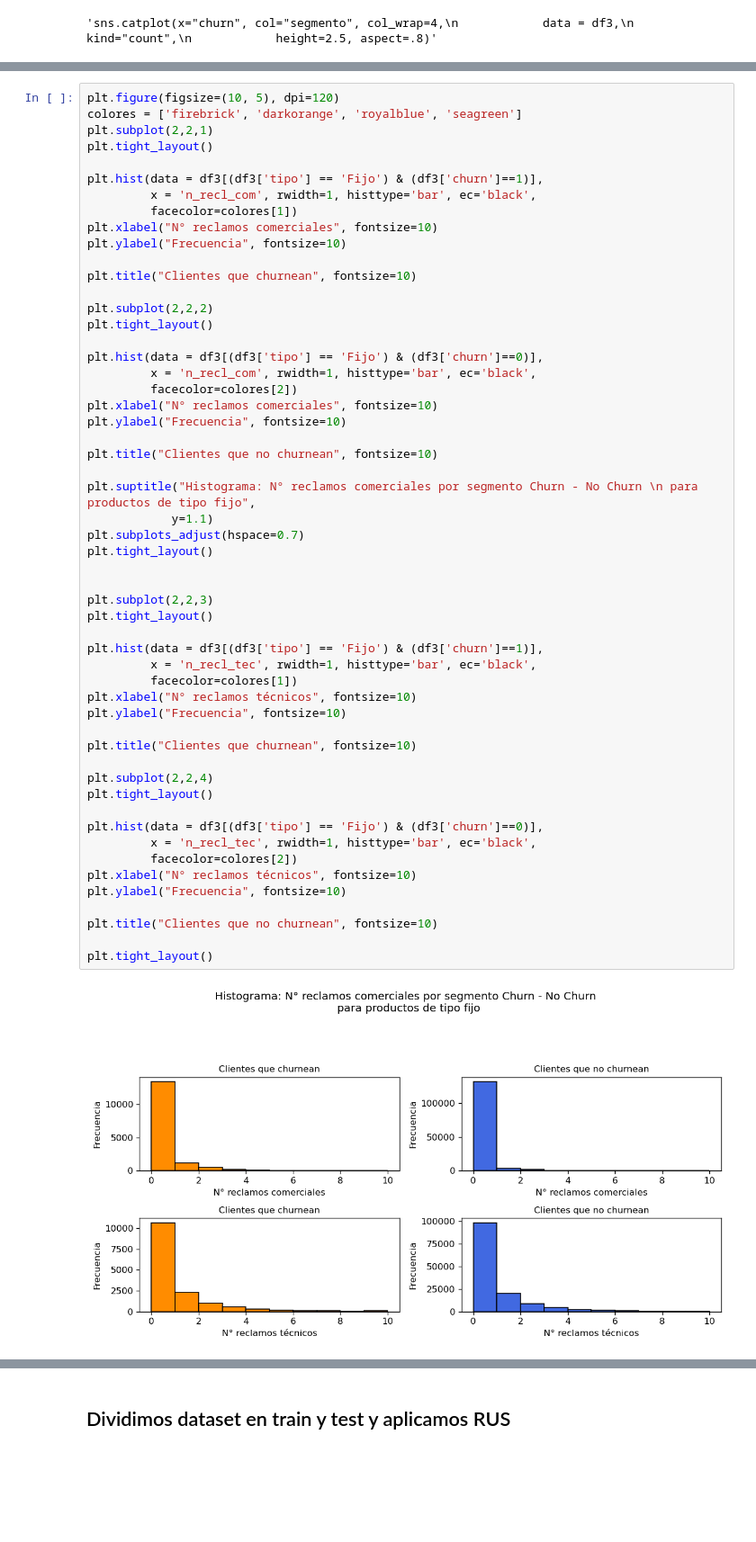
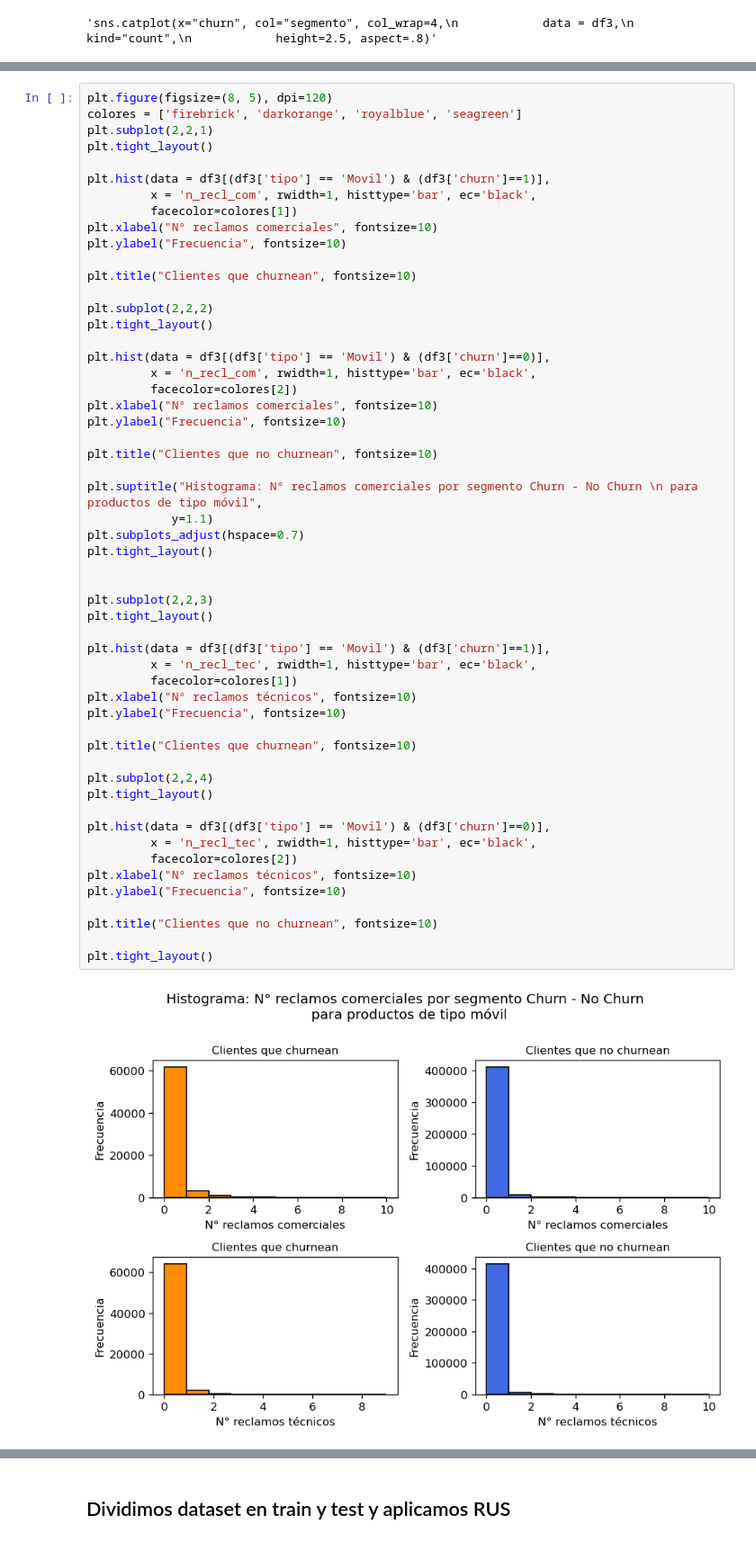
Before and after one commit to felipejorqueradiaz/Entel---Customer-Experience, a Jupyter notebook: Preprocesamiento.ipynb, the cells around one changed output, grey strips where cells are left out. Shown: that part at 90% size. Drawn from its saved outputs; the diff is of its cells as text; blank space fills up the shorter version.

```diff
--- a/Preprocesamiento.ipynb
+++ b/Preprocesamiento.ipynb
@@ -229,10 +351,10 @@ plt.ylabel("Log. de factuación mensual")'''
 # %%
-plt.figure(figsize=(10, 5), dpi=120)
+plt.figure(figsize=(8, 5), dpi=120)
 colores = ['firebrick', 'darkorange', 'royalblue', 'seagreen']
 plt.subplot(2,2,1)
 plt.tight_layout()
 
-plt.hist(data = df3[(df3['tipo'] == 'Fijo') & (df3['churn']==1)],
+plt.hist(data = df3[(df3['tipo'] == 'Movil') & (df3['churn']==1)],
          x = 'n_recl_com', rwidth=1, histtype='bar', ec='black',
          facecolor=colores[1])
 plt.xlabel("N° reclamos comerciales", fontsize=10)
@@ -243,7 +365,7 @@ plt.title("Clientes que churnean", fontsize=10)
 plt.subplot(2,2,2)
 plt.tight_layout()
 
-plt.hist(data = df3[(df3['tipo'] == 'Fijo') & (df3['churn']==0)],
+plt.hist(data = df3[(df3['tipo'] == 'Movil') & (df3['churn']==0)],
          x = 'n_recl_com', rwidth=1, histtype='bar', ec='black',
          facecolor=colores[2])
 plt.xlabel("N° reclamos comerciales", fontsize=10)
@@ -251,34 +373,34 @@ plt.ylabel("Frecuencia", fontsize=10)
 
 plt.title("Clientes que no churnean", fontsize=10)
 
-plt.suptitle("Histograma: N° reclamos comerciales por segmento Churn - No Churn \n para productos de tipo fijo",
+plt.suptitle("Histograma: N° reclamos comerciales por segmento Churn - No Churn \n para productos de tipo móvil",
             y=1.1)
 plt.subplots_adjust(hspace=0.7)
 plt.tight_layout()
 
 
 plt.subplot(2,2,3)
 plt.tight_layout()
 
-plt.hist(data = df3[(df3['tipo'] == 'Fijo') & (df3['churn']==1)],
+plt.hist(data = df3[(df3['tipo'] == 'Movil') & (df3['churn']==1)],
          x = 'n_recl_tec', rwidth=1, histtype='bar', ec='black',
          facecolor=colores[1])
 plt.xlabel("N° reclamos técnicos", fontsize=10)
 plt.ylabel("Frecuencia", fontsize=10)
 
 plt.title("Clientes que churnean", fontsize=10)
 
 plt.subplot(2,2,4)
 plt.tight_layout()
 
-plt.hist(data = df3[(df3['tipo'] == 'Fijo') & (df3['churn']==0)],
+plt.hist(data = df3[(df3['tipo'] == 'Movil') & (df3['churn']==0)],
          x = 'n_recl_tec', rwidth=1, histtype='bar', ec='black',
          facecolor=colores[2])
 plt.xlabel("N° reclamos técnicos", fontsize=10)
 plt.ylabel("Frecuencia", fontsize=10)
 
 plt.title("Clientes que no churnean", fontsize=10)
 
 plt.tight_layout()
 # %% [output]
-[figure, old version]
+[figure, new version]
```
Also changed, not shown: parts of 11 cells of this notebook.
